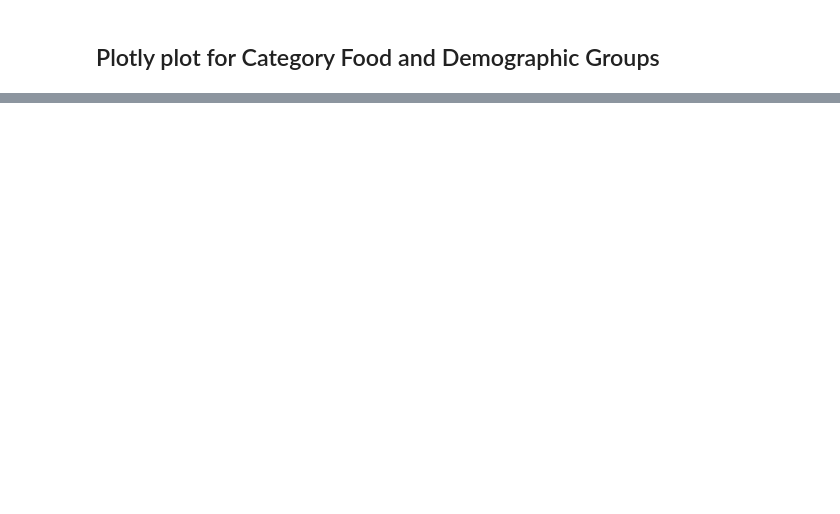
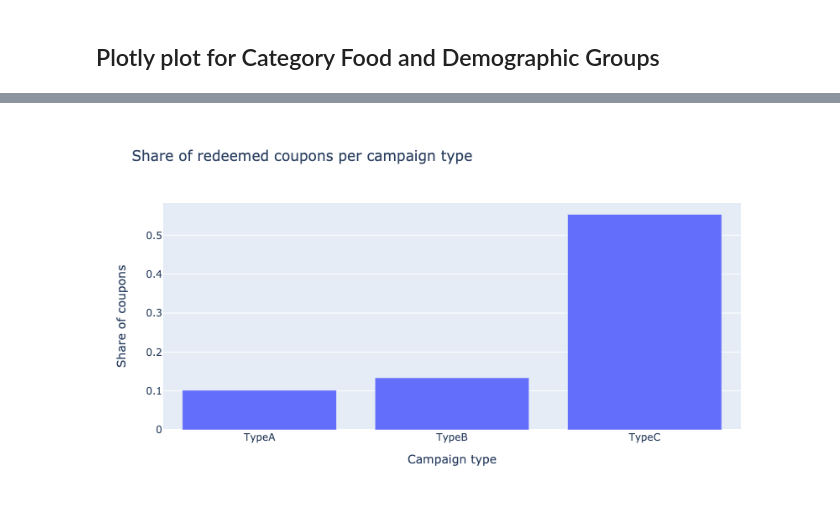
Before and after one commit to whateverforever/ada-2019-project, a Jupyter notebook: plotly.ipynb, the cells around one changed output, grey strips where cells are left out. Cells and saved outputs as stored; diff of their text form; code cells hidden in the pictures; blank space fills up the shorter version.

```diff
--- a/plotly.ipynb
+++ b/plotly.ipynb
@@ -63,0 +124,15 @@ pio.write_html(fig1, 'test.html')
+# %%
+df_campaign["ratio_redeemed"] = df_campaign.redeemed/df_campaign.distributed
+df_camp_type= df_campaign.groupby("description")
+# %%
+fig4 = go.Figure()
+fig4.add_trace(
+    go.Bar(x=df_camp_type["distributed"].mean().index,
+               y=df_camp_type["redeemed"].sum().values/df_camp_type["distributed"].sum().values,
+               name="Procentage share of redeemed coupons"))
+fig4.update_layout(
+    title={'text': "Share of redeemed coupons per campaign type",},
+    xaxis_title="Campaign type",
+    yaxis_title="Share of coupons")
+# %% [output]
+[figure, added]
```
Also changed, not shown: parts of 11 cells of this notebook.
